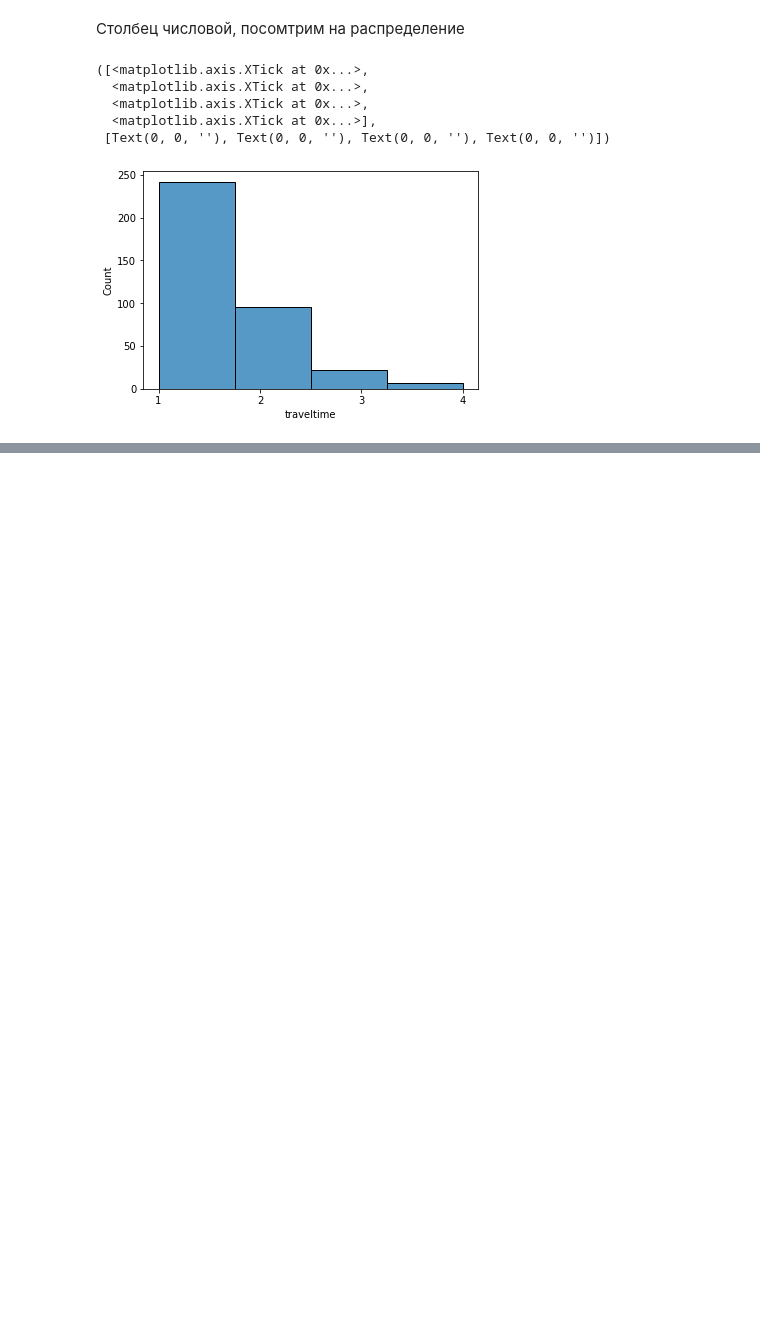
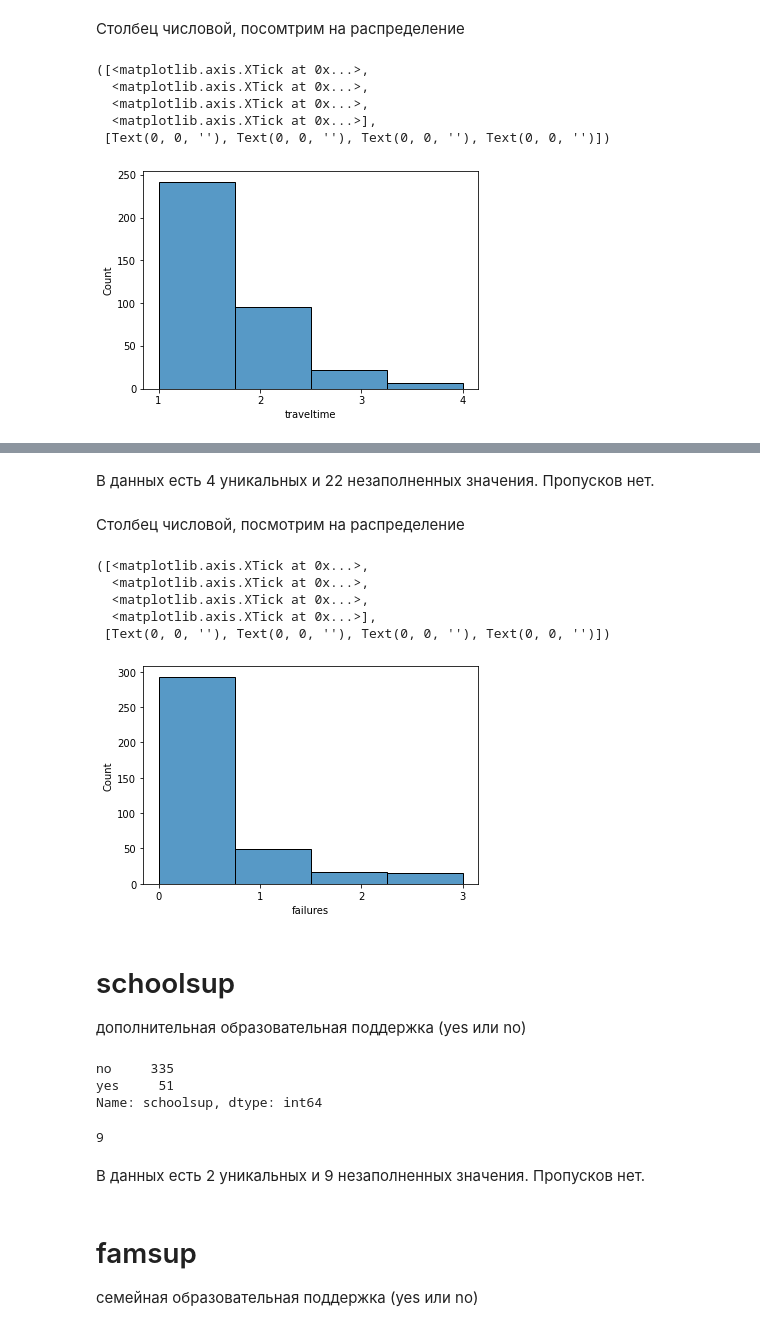
Before and after one commit to UndyingSerpent/skillfactory, a Jupyter notebook: module_2/Project_2.ipynb, the cells around one changed output, grey strips where cells are left out. Saved outputs shown, nothing was run; the diff lists cells and outputs as text; code cells hidden in the pictures; blank space fills up the shorter version.

```diff
--- a/module_2/Project_2.ipynb
+++ b/module_2/Project_2.ipynb
@@ -470,0 +565,34 @@ plt.xticks([1, 2, 3, 4])
+# %% [markdown]
+В данных есть 4 уникальных и 22 незаполненных значения.
+Пропусков нет.
+# %% [markdown]
+Столбец числовой, посмотрим на распределение
+# %%
+sns.histplot(x=students.failures, bins=4)
+plt.xticks([0, 1, 2, 3])
+# %% [output]
+([<matplotlib.axis.XTick at 0x...>,
+  <matplotlib.axis.XTick at 0x...>,
+  <matplotlib.axis.XTick at 0x...>,
+  <matplotlib.axis.XTick at 0x...>],
+ [Text(0, 0, ''), Text(0, 0, ''), Text(0, 0, ''), Text(0, 0, '')])
+[figure, added]
+# %% [markdown]
+# schoolsup
+ дополнительная образовательная поддержка (yes или no)
+# %%
+students.schoolsup.value_counts()
+# %% [output]
+no     335
+yes     51
+Name: schoolsup, dtype: int64
+# %%
+students.schoolsup.isna().sum()
+# %% [output]
+9
+# %% [markdown]
+В данных есть 2 уникальных и 9 незаполненных значения.
+Пропусков нет.
+# %% [markdown]
+# famsup
+ семейная образовательная поддержка (yes или no)
```
Also changed, not shown: parts of 92 cells of this notebook.
